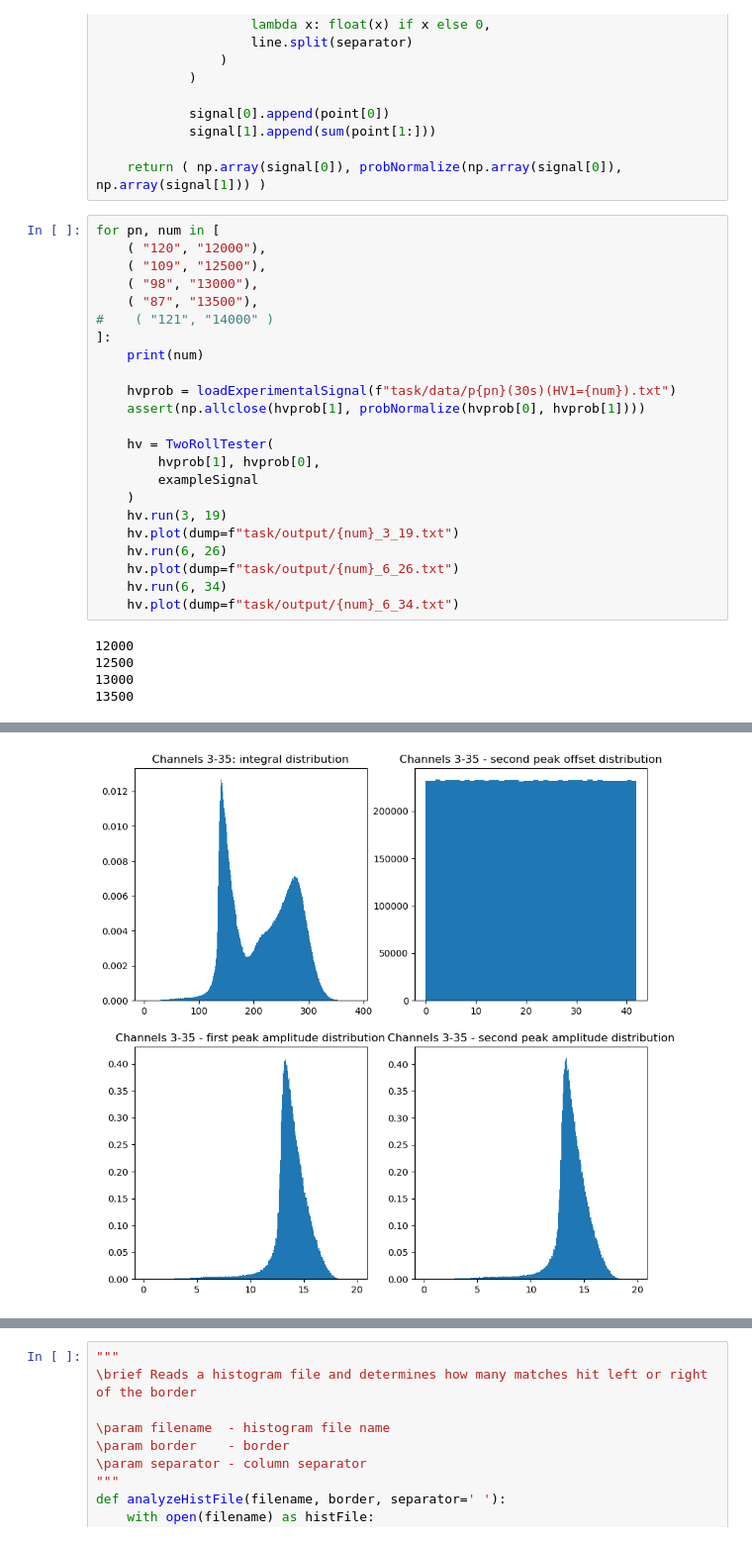
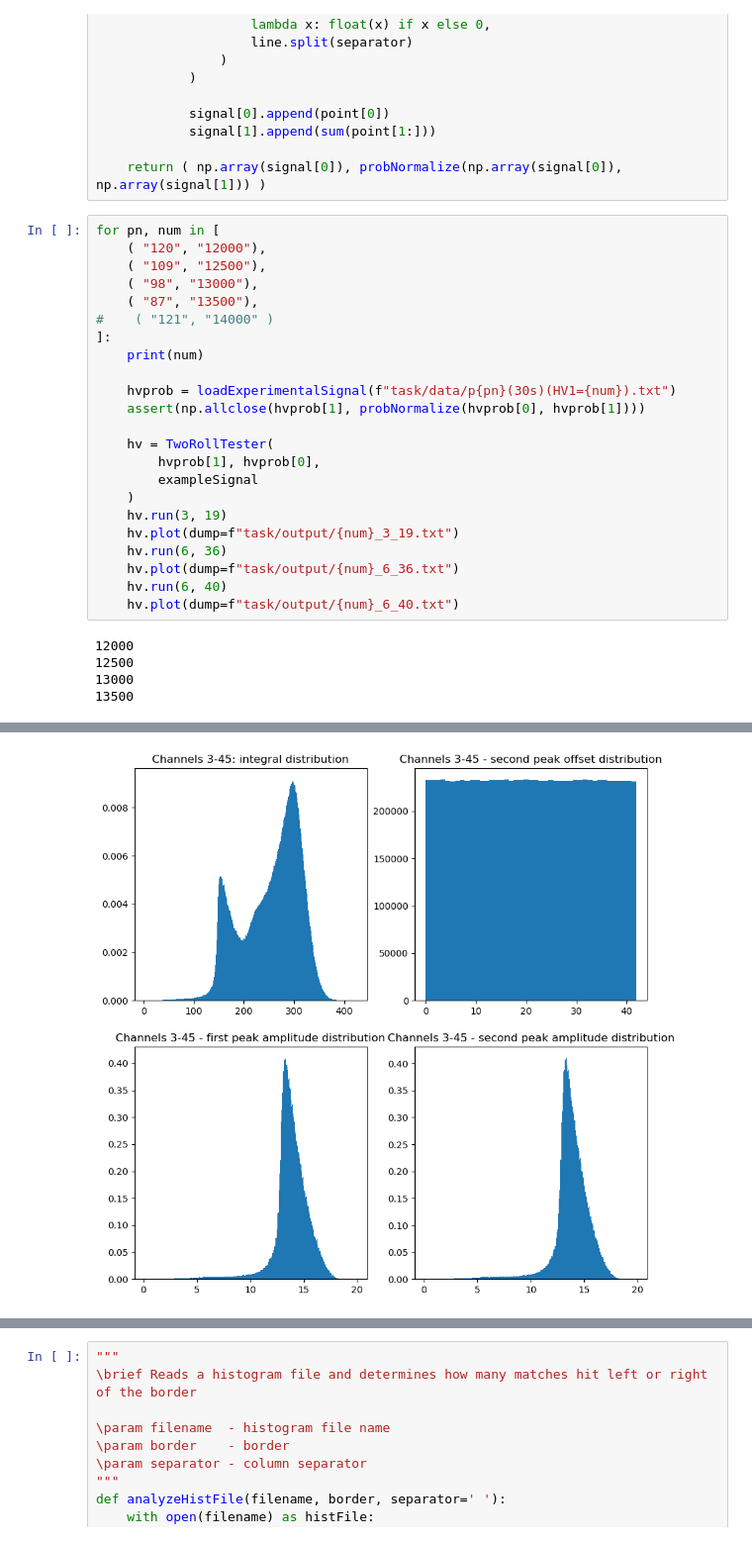
Before and after one commit to GregTheMadMonk/edu-28, a Jupyter notebook: edu-28.ipynb, the cells around one changed output, grey strips where cells are left out. Shown at 99% size. Saved outputs shown, nothing was run; the diff lists cells and outputs as text.

```diff
--- a/edu-28.ipynb
+++ b/edu-28.ipynb
@@ -544,10 +545,10 @@ for pn, num in [
     )
     hv.run(3, 19)
     hv.plot(dump=f"task/output/{num}_3_19.txt")
-    hv.run(6, 26)
-    hv.plot(dump=f"task/output/{num}_6_26.txt")
-    hv.run(6, 34)
-    hv.plot(dump=f"task/output/{num}_6_34.txt")
+    hv.run(6, 36)
+    hv.plot(dump=f"task/output/{num}_6_36.txt")
+    hv.run(6, 40)
+    hv.plot(dump=f"task/output/{num}_6_40.txt")
 # %% [output]
 12000
 12500
@@ -562,2 +563,2 @@ for pn, num in [
 [figure]
-[figure, old version]
+[figure, new version]
```
Also changed, not shown: parts of 6 cells of this notebook, 20 other files.
